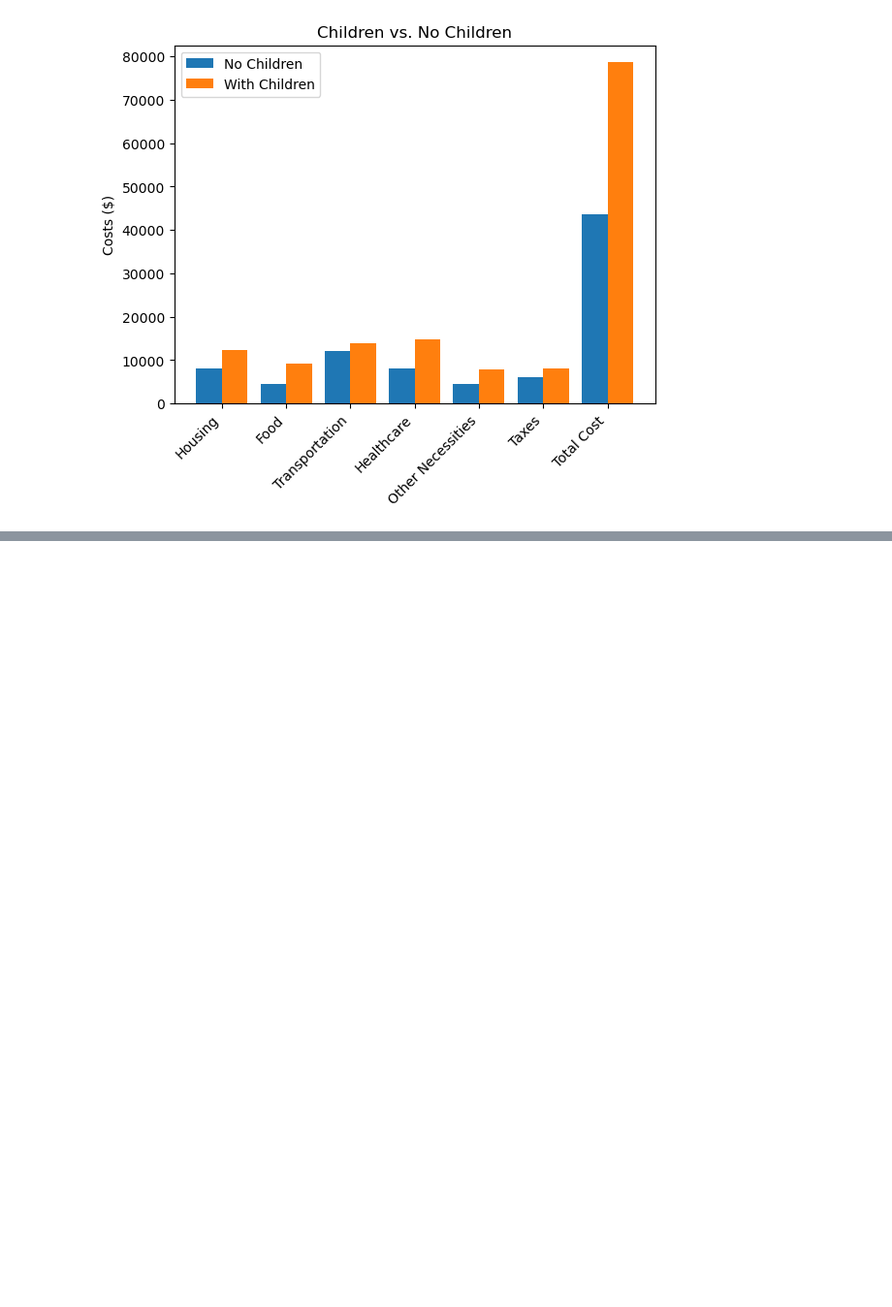
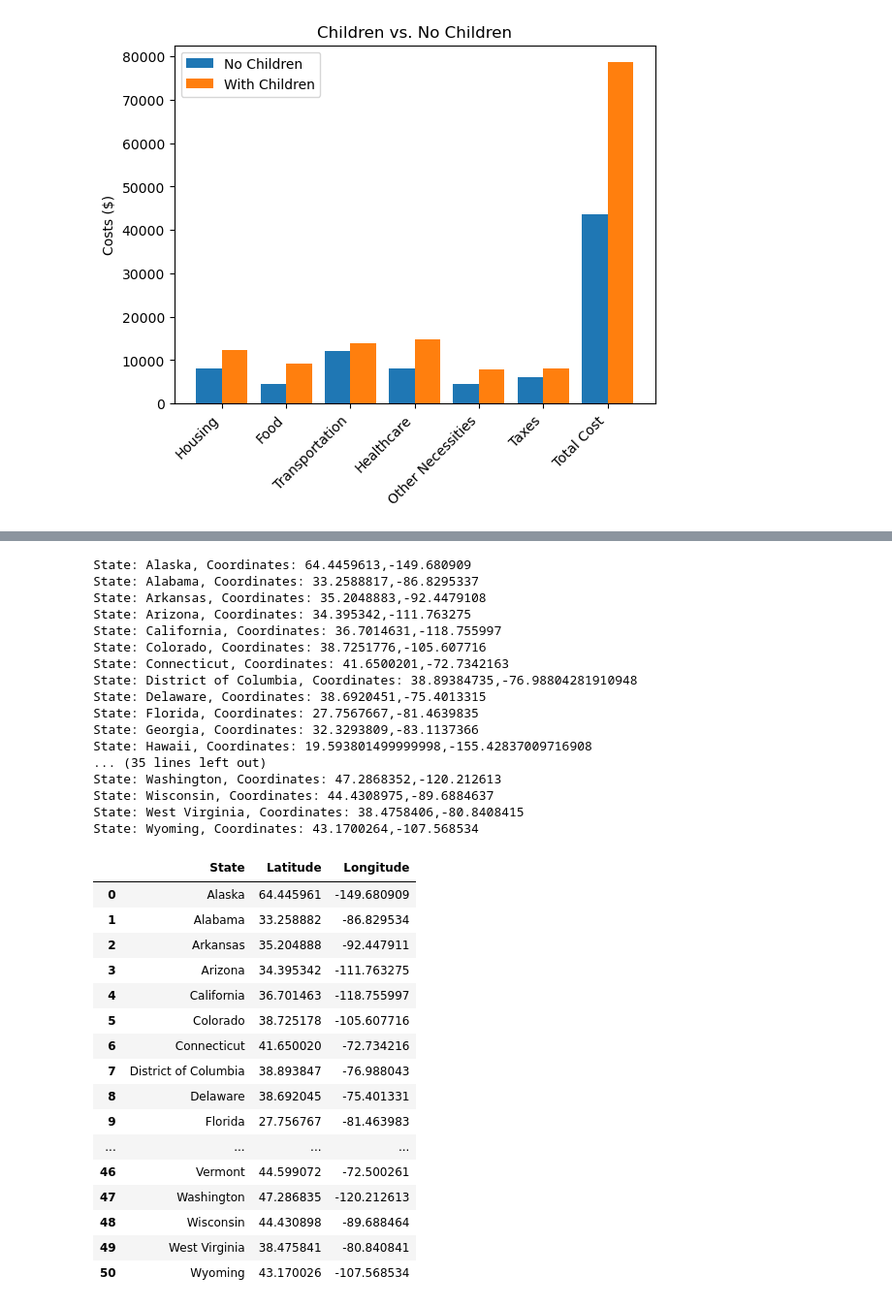
Before and after one commit to dcfog13/Project-1, a Jupyter notebook: Project1_Main.ipynb, the cells around one changed output, grey strips where cells are left out. Shown at 97% size. Cells and saved outputs as stored; diff of their text form; code cells hidden in the pictures; blank space fills up the shorter version.

```diff
--- a/Project1_Main.ipynb
+++ b/Project1_Main.ipynb
@@ -152,0 +194,53 @@ plt.show()
+# %%
+# Begin GeoAPIfy stuff
+base_url = "https://api.geoapify.com/v1/geocode/search?state="
+# Go state by state and find geographic centers for plotting
+df_coordinates = pd.DataFrame(columns=['State','Latitude','Longitude'])
+state_names = ["Alaska", "Alabama", "Arkansas", "Arizona", "California", "Colorado", "Connecticut", "District of Columbia", "Delaware", "Florida", "Georgia", "Hawaii", "Iowa", "Idaho", "Illinois", "Indiana", "Kansas", "Kentucky", "Louisiana", "Massachusetts", "Maryland", "Maine", "Michigan", "Minnesota", "Missouri", "Mississippi", "Montana", "North Carolina", "North Dakota", "Nebraska", "New Hampshire", "New Jersey", "New Mexico", "Nevada", "New York", "Ohio", "Oklahoma", "Oregon", "Pennsylvania", "Rhode Island", "South Carolina", "South Dakota", "Tennessee", "Texas", "Utah", "Virginia", "Vermont", "Washington", "Wisconsin", "West Virginia", "Wyoming"]
+for state in state_names:
+    url = base_url + state + "&type=state&limit=1&apiKey=" + geoapify_key
+    #print(url)
+    response = requests.get(url)
+    data = response.json()
+    #print(json.dumps(data,indent=4,sort_keys=True))
+    latitude = data['features'][0]['geometry']['coordinates'][1]
+    longitude = data['features'][0]['geometry']['coordinates'][0]
+    print(f"State: {state}, Coordinates: {latitude},{longitude}")
+    new_row = {'State':state,'Latitude':latitude,'Longitude':longitude}
+    df_coordinates = pd.concat([df_coordinates, pd.DataFrame([new_row])],ignore_index=True)
+df_coordinates
+# %% [output]
+State: Alaska, Coordinates: 64.4459613,-149.680909
+State: Alabama, Coordinates: 33.2588817,-86.8295337
+State: Arkansas, Coordinates: 35.2048883,-92.4479108
+State: Arizona, Coordinates: 34.395342,-111.763275
+State: California, Coordinates: 36.7014631,-118.755997
+State: Colorado, Coordinates: 38.7251776,-105.607716
+State: Connecticut, Coordinates: 41.6500201,-72.7342163
+State: District of Columbia, Coordinates: 38.89384735,-76.98804281910948
+State: Delaware, Coordinates: 38.6920451,-75.4013315
+State: Florida, Coordinates: 27.7567667,-81.4639835
+State: Georgia, Coordinates: 32.3293809,-83.1137366
+State: Hawaii, Coordinates: 19.593801499999998,-155.42837009716908
+... (35 lines left out)
+State: Washington, Coordinates: 47.2868352,-120.212613
+State: Wisconsin, Coordinates: 44.4308975,-89.6884637
+State: West Virginia, Coordinates: 38.4758406,-80.8408415
+State: Wyoming, Coordinates: 43.1700264,-107.568534
+|  | State | Latitude | Longitude |
+| 0 | Alaska | 64.445961 | -149.680909 |
+| 1 | Alabama | 33.258882 | -86.829534 |
+| 2 | Arkansas | 35.204888 | -92.447911 |
+| 3 | Arizona | 34.395342 | -111.763275 |
+| 4 | California | 36.701463 | -118.755997 |
+| 5 | Colorado | 38.725178 | -105.607716 |
+| 6 | Connecticut | 41.650020 | -72.734216 |
+| 7 | District of Columbia | 38.893847 | -76.988043 |
+| 8 | Delaware | 38.692045 | -75.401331 |
+| 9 | Florida | 27.756767 | -81.463983 |
+| ... | ... | ... | ... |
+| 46 | Vermont | 44.599072 | -72.500261 |
+| 47 | Washington | 47.286835 | -120.212613 |
+| 48 | Wisconsin | 44.430898 | -89.688464 |
+| 49 | West Virginia | 38.475841 | -80.840841 |
+| 50 | Wyoming | 43.170026 | -107.568534 |
```
Also changed, not shown: parts of 7 cells of this notebook.
